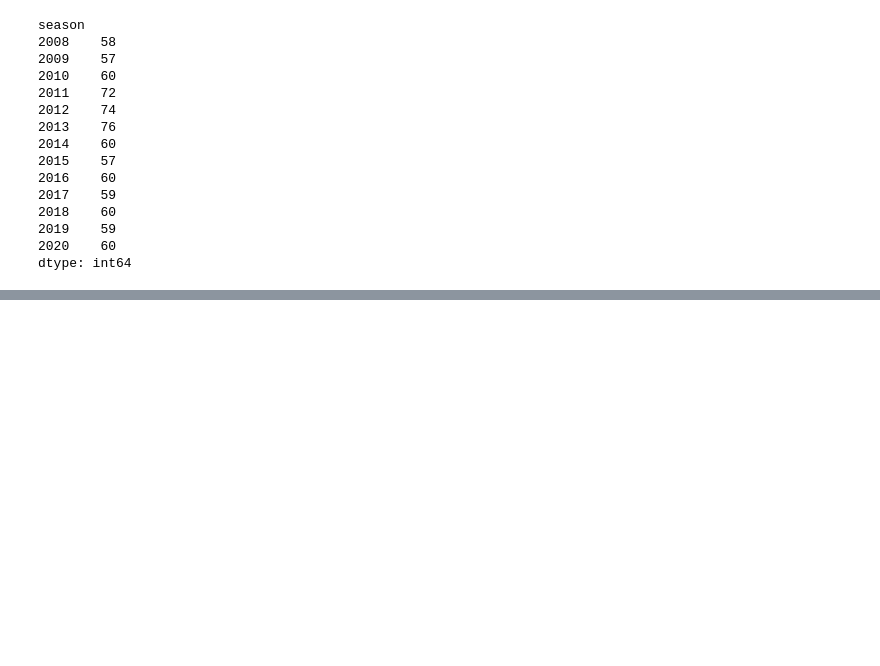
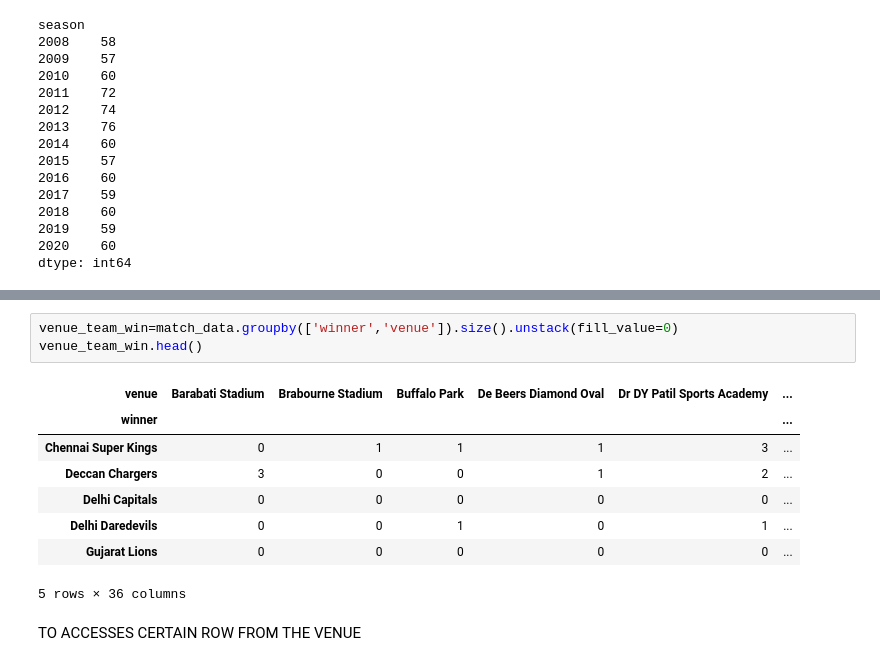
Before and after one commit to shankar-kumar-skj/REGEX, a Jupyter notebook: DAY_9/DAY_9.ipynb, the cells around one changed output, grey strips where cells are left out. Saved outputs shown, nothing was run; the diff lists cells and outputs as text; blank space fills up the shorter version.

```diff
--- a/DAY_9/DAY_9.ipynb
+++ b/DAY_9/DAY_9.ipynb
@@ -580,0 +640,14 @@ dtype: int64
+# %%
+venue_team_win=match_data.groupby(['winner','venue']).size().unstack(fill_value=0)
+venue_team_win.head()
+# %% [output]
+| venue | Barabati Stadium | Brabourne Stadium | Buffalo Park | De Beers Diamond Oval | Dr DY Patil Sports Academy | ... |
+| winner |  |  |  |  |  | ... |
+| Chennai Super Kings | 0 | 1 | 1 | 1 | 3 | ... |
+| Deccan Chargers | 3 | 0 | 0 | 1 | 2 | ... |
+| Delhi Capitals | 0 | 0 | 0 | 0 | 0 | ... |
+| Delhi Daredevils | 0 | 0 | 1 | 0 | 1 | ... |
+| Gujarat Lions | 0 | 0 | 0 | 0 | 0 | ... |
+5 rows × 36 columns
+# %% [markdown]
+TO ACCESSES CERTAIN ROW FROM THE VENUE
```
Also changed, not shown: parts of 18 cells of this notebook.
